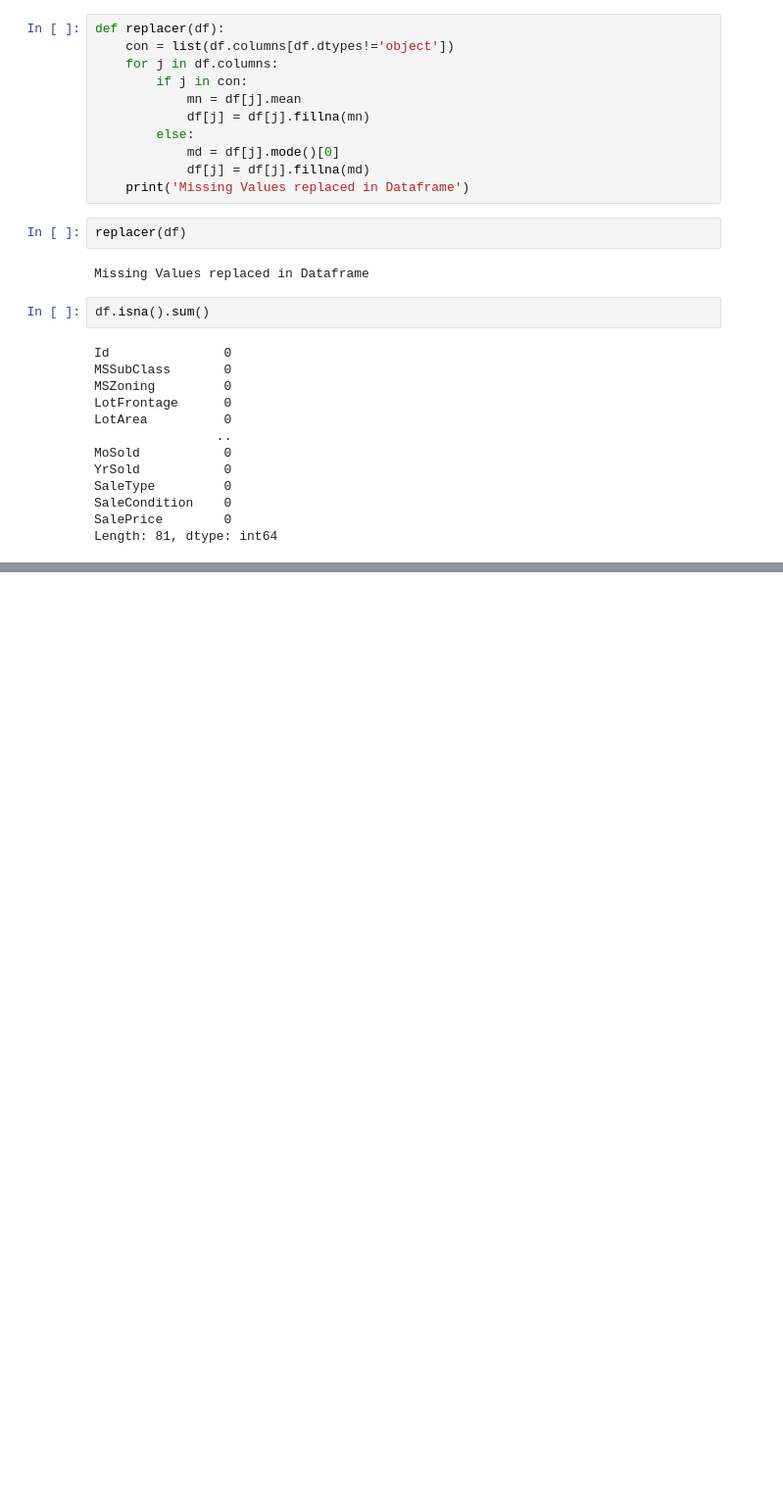
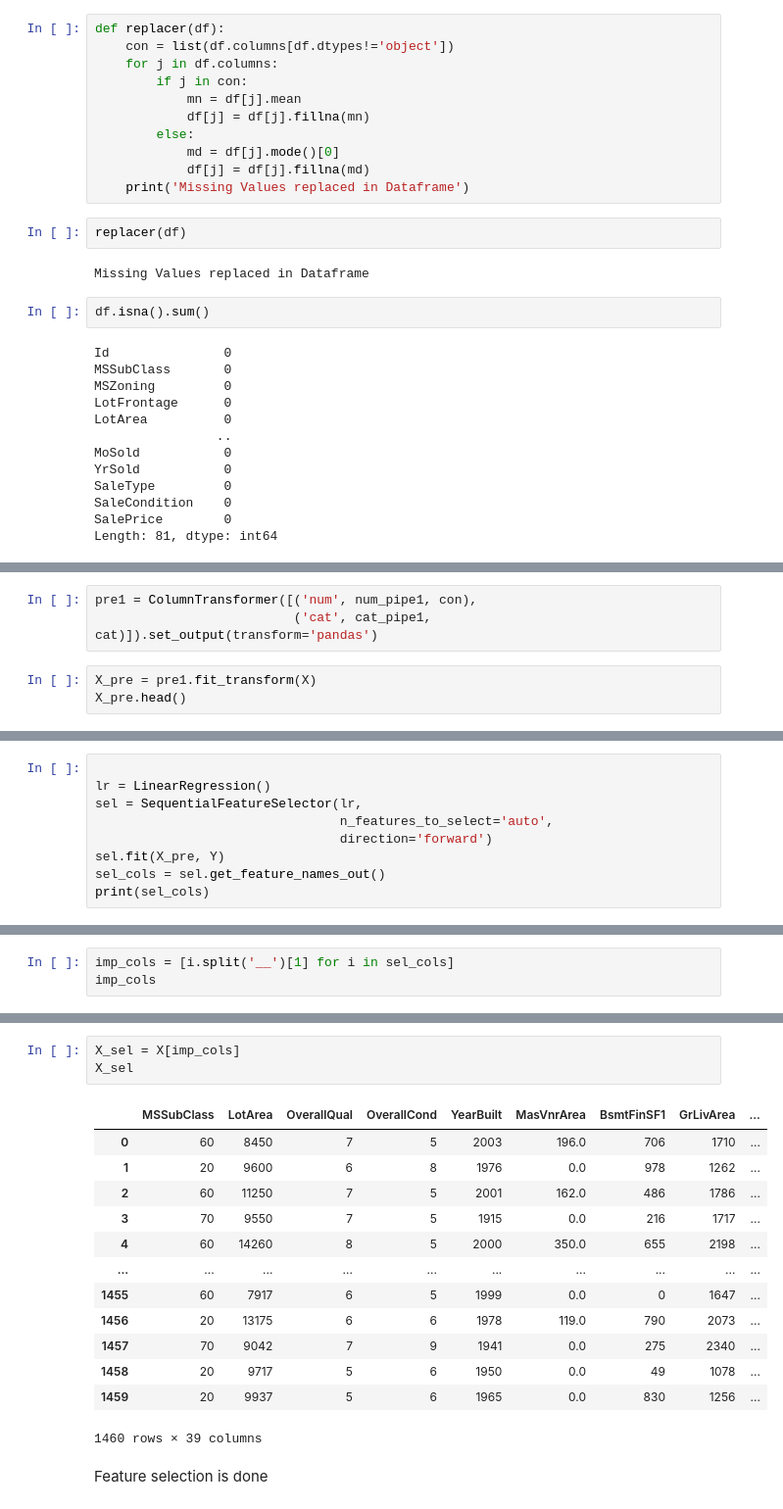
Before and after one commit to AKVITA380/Machine-Learning-Model-Project, a Jupyter notebook: MLR Project/Regression.ipynb, the cells around one changed output, grey strips where cells are left out. Shown: that part at 98% size. Cells and saved outputs as stored; diff of their text form; blank space fills up the shorter version.

```diff
--- a/MLR Project/Regression.ipynb
+++ b/MLR Project/Regression.ipynb
@@ -207,0 +262,6 @@ Length: 81, dtype: int64
+# %%
+pre1 = ColumnTransformer([('num', num_pipe1, con),
+                          ('cat', cat_pipe1, cat)]).set_output(transform='pandas')
+# %%
+X_pre = pre1.fit_transform(X)
+X_pre.head()
@@ -207,0 +281,9 @@ Length: 81, dtype: int64
+# %%
+
+lr = LinearRegression()
+sel = SequentialFeatureSelector(lr,
+                                n_features_to_select='auto',
+                                direction='forward')
+sel.fit(X_pre, Y)
+sel_cols = sel.get_feature_names_out()
+print(sel_cols)
@@ -207,0 +306,3 @@ Length: 81, dtype: int64
+# %%
+imp_cols = [i.split('__')[1] for i in sel_cols]
+imp_cols
@@ -207,0 +327,19 @@ Length: 81, dtype: int64
+# %%
+X_sel = X[imp_cols]
+X_sel
+# %% [output]
+|  | MSSubClass | LotArea | OverallQual | OverallCond | YearBuilt | MasVnrArea | BsmtFinSF1 | GrLivArea | ... |
+| 0 | 60 | 8450 | 7 | 5 | 2003 | 196.0 | 706 | 1710 | ... |
+| 1 | 20 | 9600 | 6 | 8 | 1976 | 0.0 | 978 | 1262 | ... |
+| 2 | 60 | 11250 | 7 | 5 | 2001 | 162.0 | 486 | 1786 | ... |
+| 3 | 70 | 9550 | 7 | 5 | 1915 | 0.0 | 216 | 1717 | ... |
+| 4 | 60 | 14260 | 8 | 5 | 2000 | 350.0 | 655 | 2198 | ... |
+| ... | ... | ... | ... | ... | ... | ... | ... | ... | ... |
+| 1455 | 60 | 7917 | 6 | 5 | 1999 | 0.0 | 0 | 1647 | ... |
+| 1456 | 20 | 13175 | 6 | 6 | 1978 | 119.0 | 790 | 2073 | ... |
+| 1457 | 70 | 9042 | 7 | 9 | 1941 | 0.0 | 275 | 2340 | ... |
+| 1458 | 20 | 9717 | 5 | 6 | 1950 | 0.0 | 49 | 1078 | ... |
+| 1459 | 20 | 9937 | 5 | 6 | 1965 | 0.0 | 830 | 1256 | ... |
+1460 rows × 39 columns
+# %% [markdown]
+Feature selection is done
```
Also changed, not shown: parts of 29 cells of this notebook.
